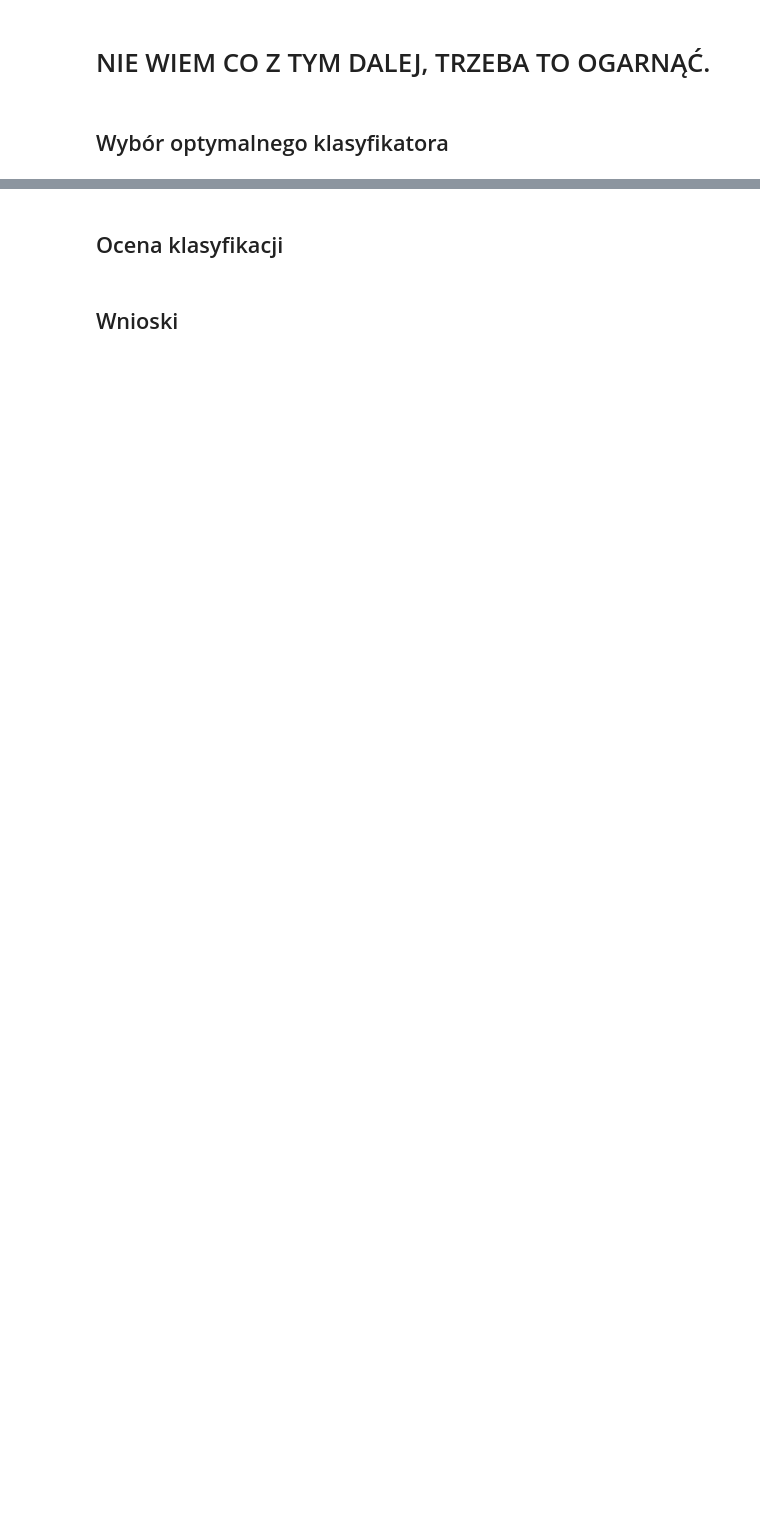
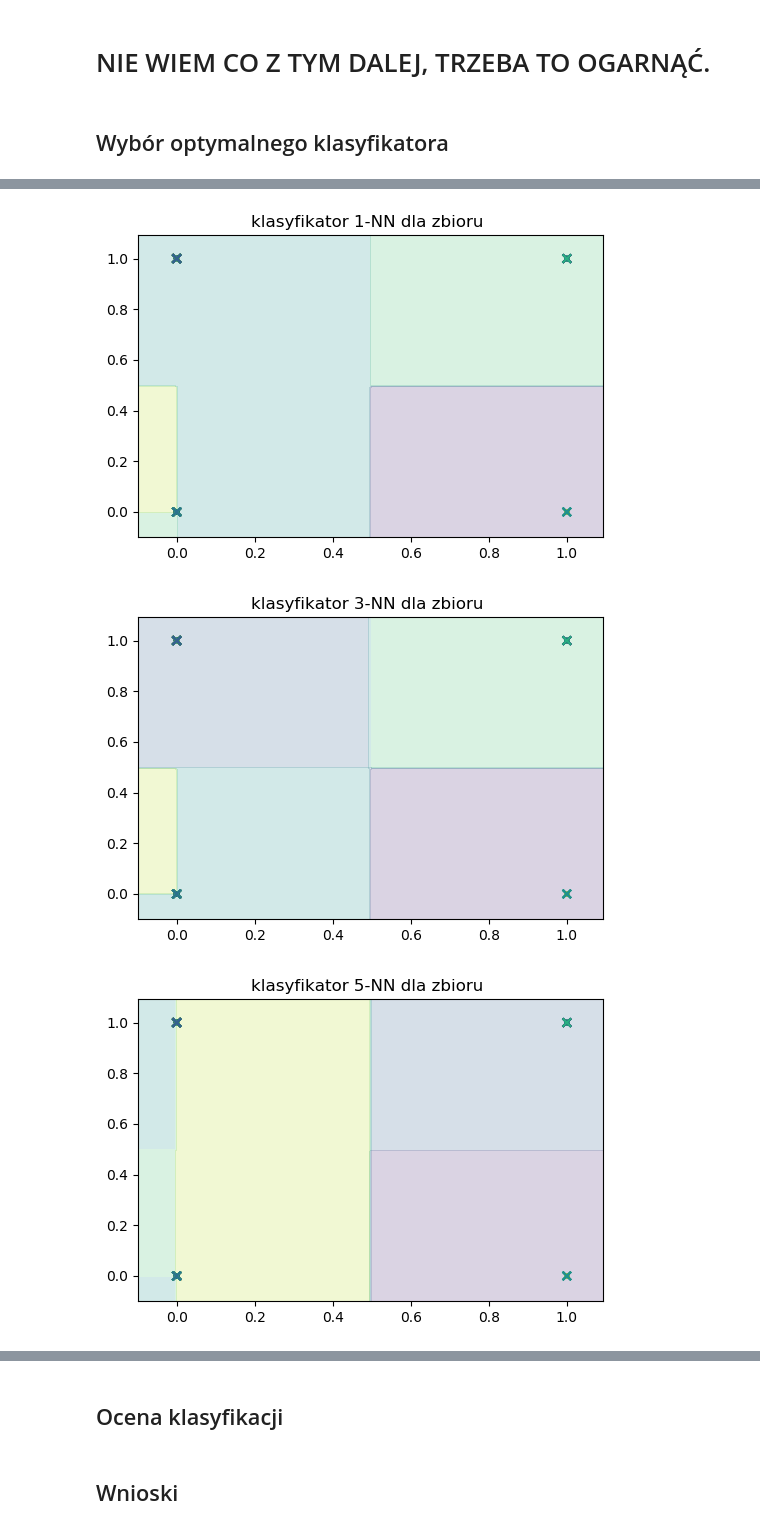
Before and after one commit to chooocus/projPRIAD, a Jupyter notebook: Projekt/Projekt_PRIAD_Janek_hehe.ipynb, the cells around one changed output, grey strips where cells are left out. Cells and saved outputs as stored; diff of their text form; code cells hidden in the pictures; blank space fills up the shorter version.

```diff
--- a/Projekt/Projekt_PRIAD_Janek_hehe.ipynb
+++ b/Projekt/Projekt_PRIAD_Janek_hehe.ipynb
@@ -368,0 +364,8 @@ granice(model,d,ax,ay,"Klasyfikator Gaussa dla zbioru ")
+# %%
+for k in [1,3,5,9]:
+    model_knn = KNeighborsClassifier(n_neighbors=k)
+    granice(model_knn,d,0,1,"klasyfikator " + str(k)+ "-NN dla zbioru ")
+# %% [output]
+[figure, added]
+[figure, added]
+[figure, added]
```
Also changed, not shown: parts of 4 cells of this notebook, 1 other file.
